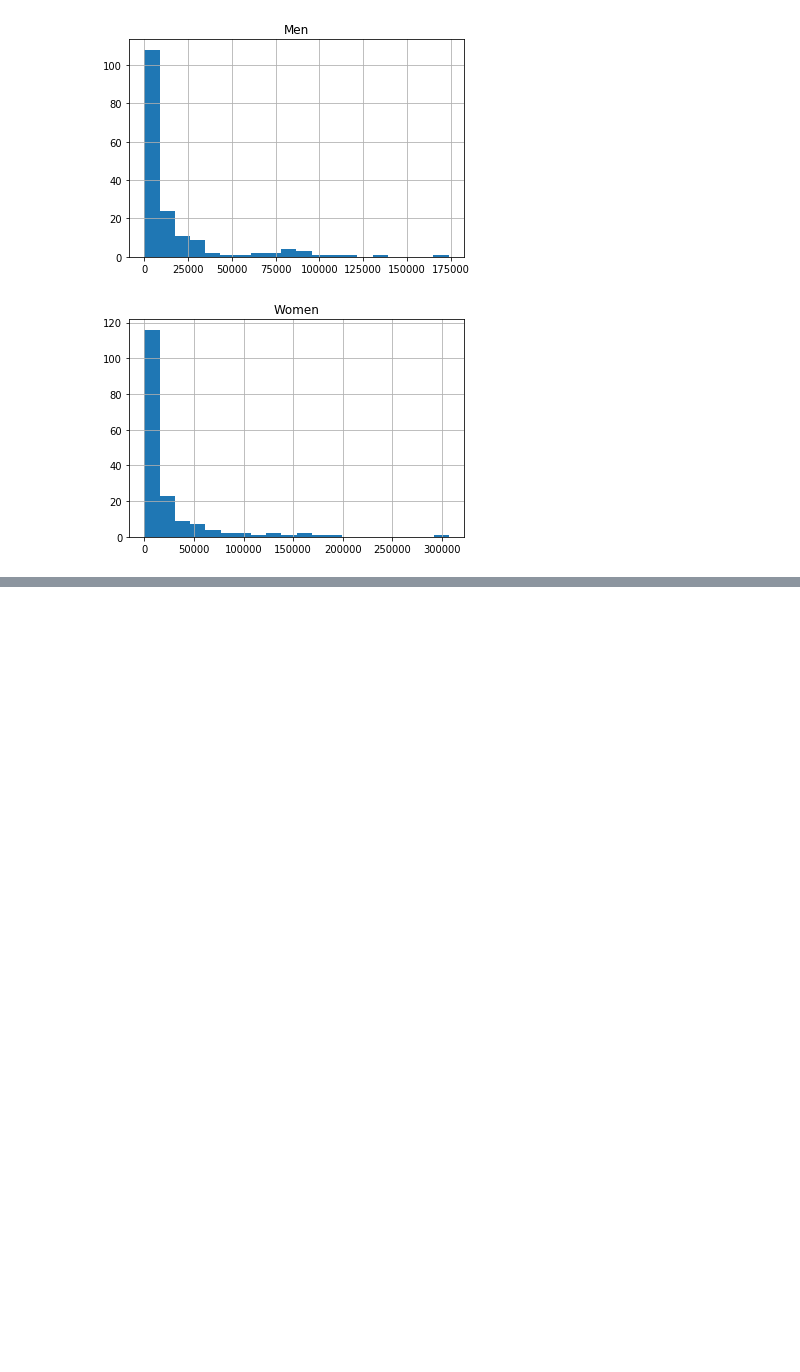
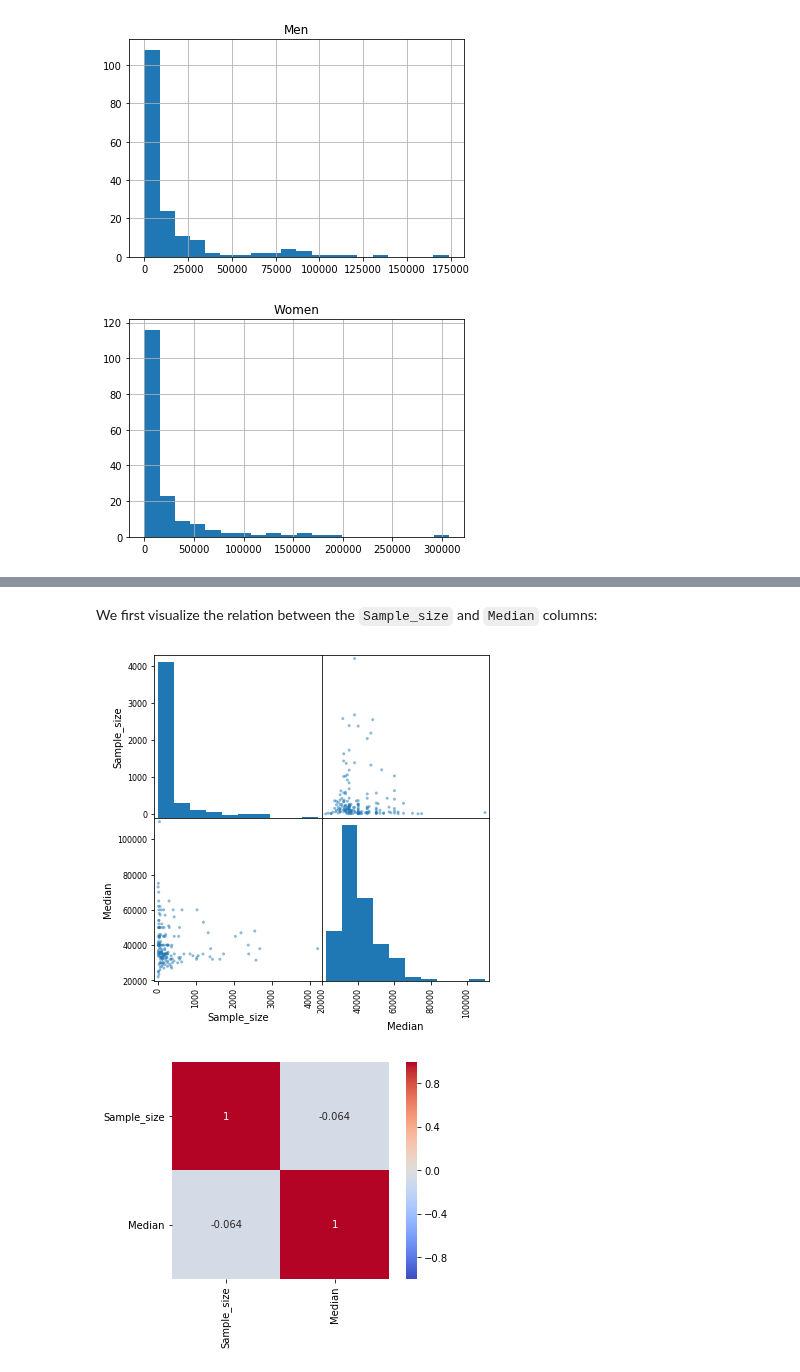
Before and after one commit to FlorentCLMichel/learning_data_science, a Jupyter notebook: Earnings_college_major.ipynb, the cells around one changed output, grey strips where cells are left out. Cells and saved outputs as stored; diff of their text form; code cells hidden in the pictures; blank space fills up the shorter version.

```diff
--- a/Earnings_college_major.ipynb
+++ b/Earnings_college_major.ipynb
@@ -180,0 +191,26 @@ From these plots, it seems that:
+# %%
+from pandas.plotting import scatter_matrix
+import seaborn as sns
+
+def scatter_matrix_and_corr_map(l_columns, figsize=(6,6)):
+    '''
+    plot a scatter matrix and correlation map for the columns in l_columns of
+    the 'recent_grads' dataset
+
+    l_columns: list of strings
+    figsize: doublet of integers
+    '''
+    scatter_matrix(recent_grads[l_columns], figsize=figsize)
+    plt.show()
+    corr = recent_grads[l_columns].corr()
+    sns.heatmap(corr, vmin=-1, vmax=1, cmap='coolwarm', square=True, annot=True)
+    plt.xticks(rotation=90)
+    plt.yticks(rotation=0)
+    plt.show()
+# %% [markdown]
+We first visualize the relation between the `Sample_size` and `Median` columns:
+# %%
+scatter_matrix_and_corr_map(['Sample_size', 'Median'])
+# %% [output]
+[figure, added]
+[figure, added]
```
Also changed, not shown: parts of 22 cells of this notebook.
